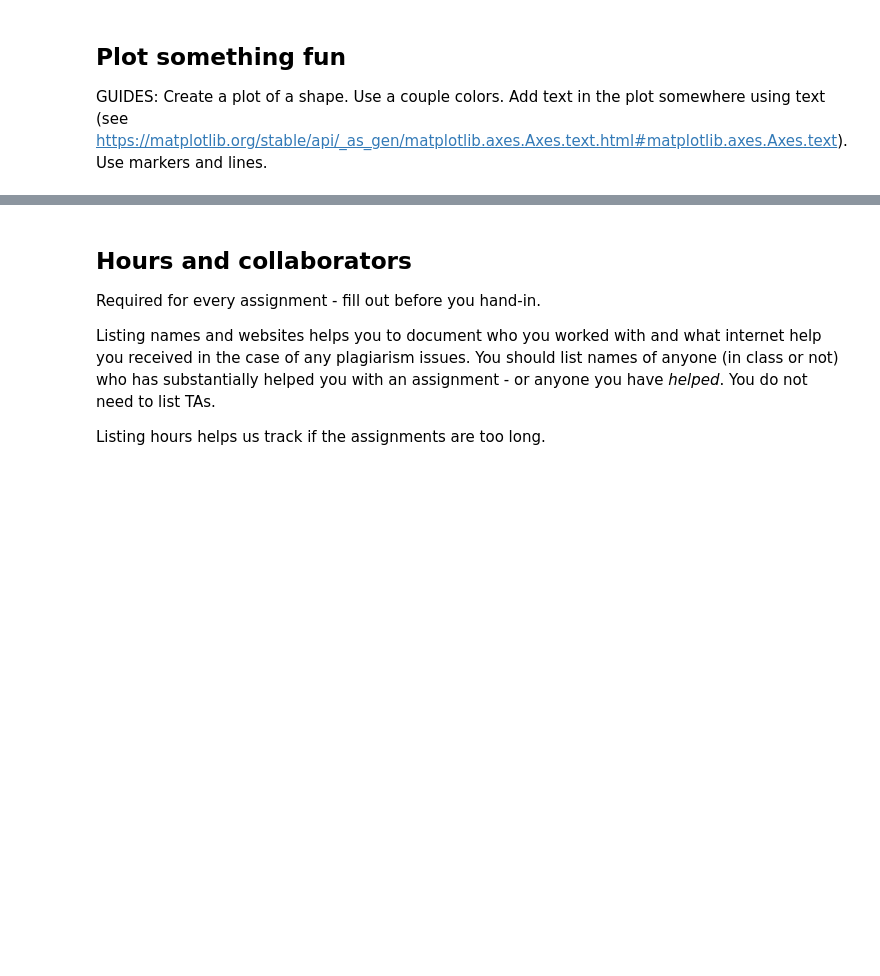
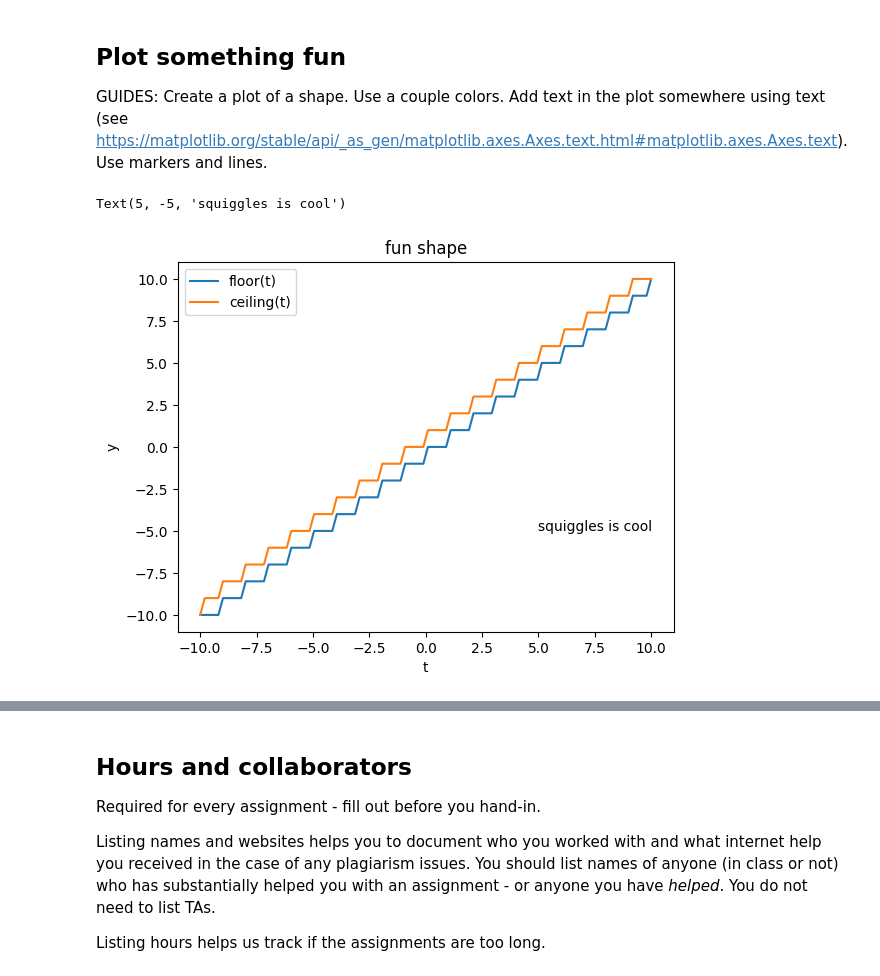
Before and after one commit to AllThePinq/IntroPythonProgramming, a Jupyter notebook: Week_3_plotting/lec_act_3_plotting.ipynb, the cells around one changed output, grey strips where cells are left out. Saved outputs shown, nothing was run; the diff lists cells and outputs as text; code cells hidden in the pictures; blank space fills up the shorter version.

```diff
--- a/Week_3_plotting/lec_act_3_plotting.ipynb
+++ b/Week_3_plotting/lec_act_3_plotting.ipynb
@@ -97,2 +125,14 @@ fig2, axs2 = plt.subplots(1, 1)
+# %%
+fig2, axs2 = plt.subplots(1, 1)
+axs2.plot(np.linspace(-10,10,100),np.floor(np.linspace(-10,10,100)), label='floor(t)')
+axs2.plot(np.linspace(-10,10,100), np.ceil(np.linspace(-10,10,100)), label='ceiling(t)')
+axs2.set_xlabel('t')
+axs2.set_ylabel('y')
+axs2.legend()
+axs2.set_title('fun shape')
+axs2.text(5,-5, "squiggles is cool")
+# %% [output]
+Text(5, -5, 'squiggles is cool')
+[figure, added]
 # %%
 grader.check("fun_shape")
```
Also changed, not shown: parts of 10 cells of this notebook, 3 other files.
